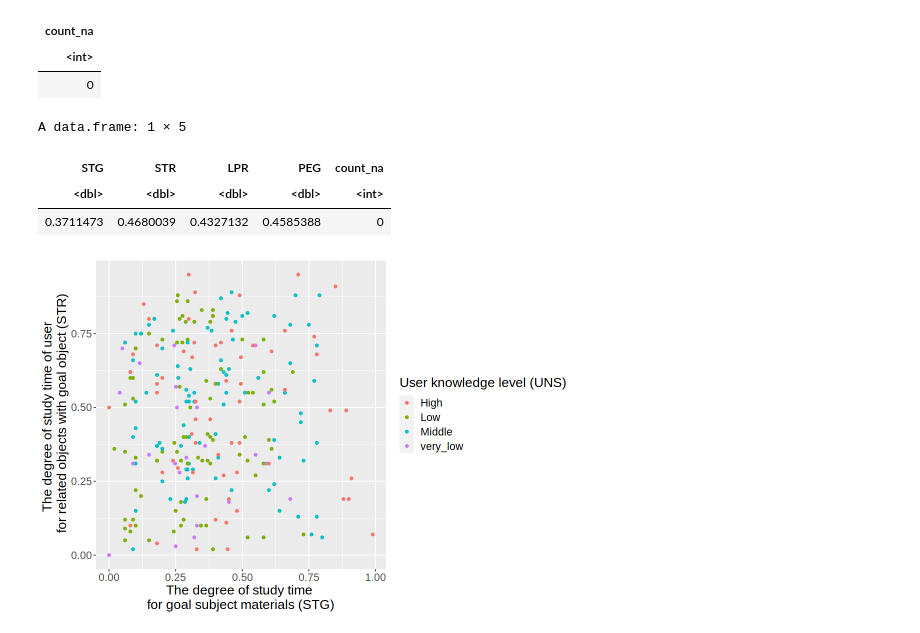
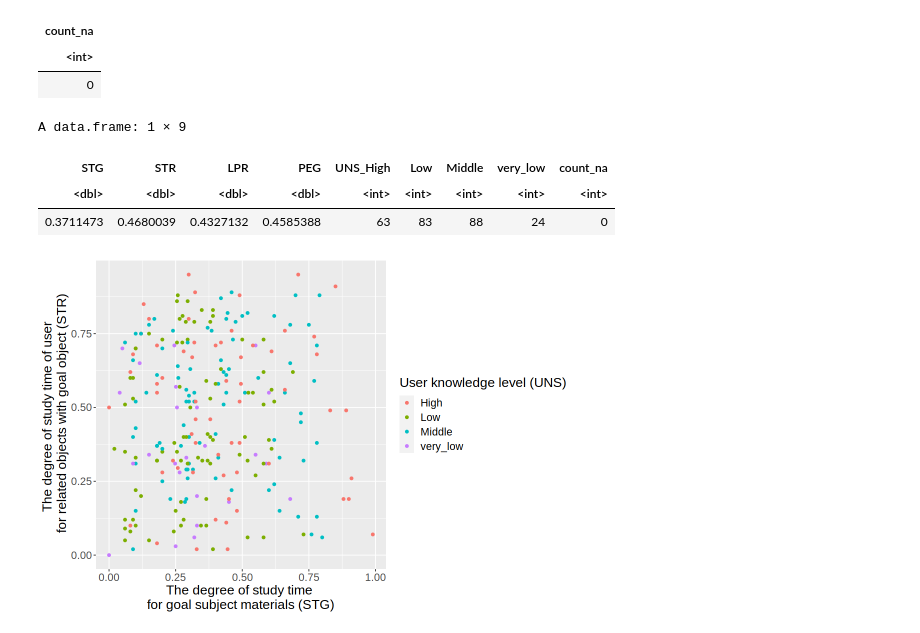
Before and after one commit to thisisyifulin/group_contract, a Jupyter notebook: project_proposal.ipynb, the cells around one changed output. Saved outputs shown, nothing was run; the diff lists cells and outputs as text; code cells hidden in the pictures.

Commit message:
rename the column names

```diff
--- a/project_proposal.ipynb
+++ b/project_proposal.ipynb
@@ -114,16 +114,19 @@ A tibble: 1 × 1
 | 0 |
 # %%
 wider_counts_class <- counts_class |>
-                pivot_wider(names_from =
+                pivot_wider(names_from = UNS,
+                            values_from = count_class)
+
 merge_data_inf <-
-        cbind(predictor_means, data_count_na)
+        cbind(predictor_means, wider_counts_class, data_count_na)
 
+merge_data_inf <- merge_data_inf %>% rename(UNS_High = High, UNS)
 merge_data_inf
 # %% [output]
-A data.frame: 1 × 5
+A data.frame: 1 × 9
-| STG | STR | LPR | PEG | count_na |
-| <dbl> | <dbl> | <dbl> | <dbl> | <int> |
-| 0.3711473 | 0.4680039 | 0.4327132 | 0.4585388 | 0 |
+| STG | STR | LPR | PEG | UNS_High | Low | Middle | very_low | count_na |
+| <dbl> | <dbl> | <dbl> | <dbl> | <int> | <int> | <int> | <int> | <int> |
+| 0.3711473 | 0.4680039 | 0.4327132 | 0.4585388 | 63 | 83 | 88 | 24 | 0 |
 # %%
 
 # plot a graph that
```
